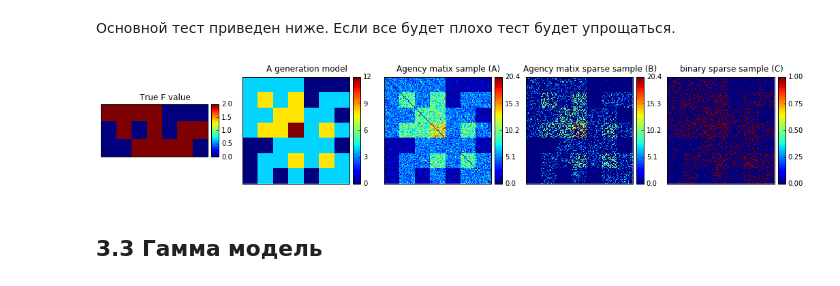
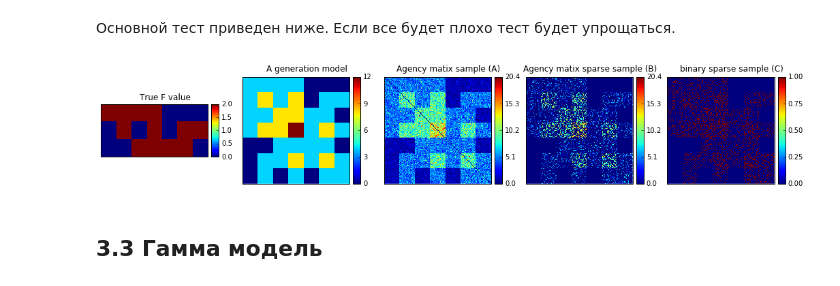
Before and after one commit to yangkuoone/WeiCLAM, a Jupyter notebook: code/Experiments.ipynb, the cells around one changed output. Drawn from its saved outputs; the diff is of its cells as text; code cells hidden in the pictures.

```diff
--- a/code/Experiments.ipynb
+++ b/code/Experiments.ipynb
@@ -36,18 +36,18 @@ from Experiments import *
 # %%
 F_true = Fs3[0]
 A = gamma_model_test_data(F_true)
 power = 0.05
-P = np.exp(- power * A)
+P = np.exp(- power * F_true.T.dot(F_true))
 mask = P >= np.random.rand(*A.shape)
 
 B = A.copy()
 B[mask] = 0
 C = B.copy()
 C[B != 0] = 1
 
 draw_test_sample(F_true, A, B, C)
 # %% [output]
-[figure, old version]
+[figure, new version]
 # %% [markdown]
 ## 3.3 Гамма модель
 # %% [markdown]
```
Also changed, not shown: parts of 16 cells of this notebook, 1 other file.
